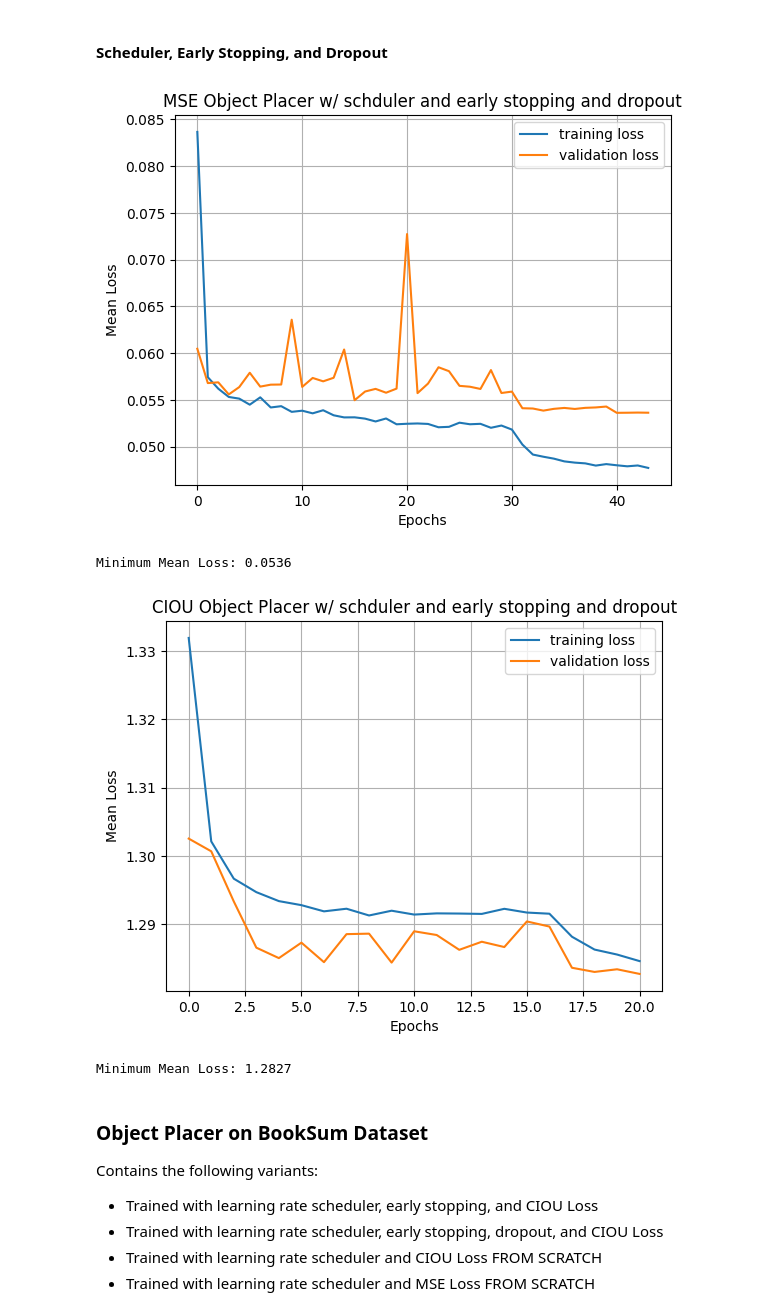
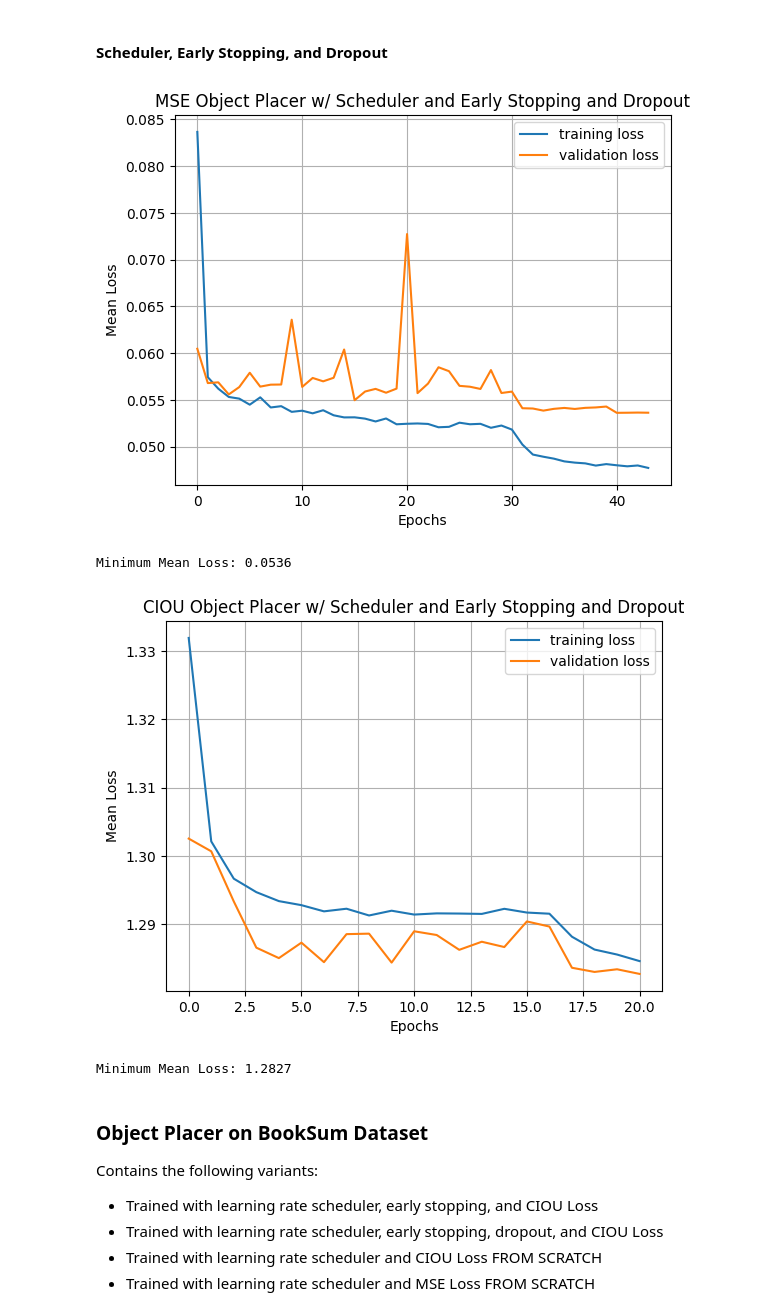
Before and after one commit to gen-ie/BOOK2PPT_Honours_2024, a Jupyter notebook: training_experiments.ipynb, the cells around one changed output. Saved outputs shown, nothing was run; the diff lists cells and outputs as text; code cells hidden in the pictures.

```diff
--- a/training_experiments.ipynb
+++ b/training_experiments.ipynb
@@ -148,15 +148,15 @@ Minimum Mean Loss: 1.2838
 #### Scheduler, Early Stopping, and Dropout
 # %%
 # final original object placer loss curve (with dropout) - for orig dataset size
-plot_log_bbox('./ablations//trained_from_full_dataset/orig_locmodel_dropout/log.json', "MSE Object Placer w/ schduler and early stopping and dropout")
+plot_log_bbox('./training_scripts/learning_curves/locmodel_best_dropout_mse.json', "MSE Object Placer w/ Scheduler and Early Stopping and Dropout")
 # %% [output]
-[figure, old version]
+[figure, new version]
 Minimum Mean Loss: 0.0536
 # %%
 # final ciou object placer loss curve (with dropout) - for orig dataset size
-plot_log_bbox('./ablations/trained_from_full_dataset/ciou_orig_locmodel_dropout/log.json', "CIOU Object Placer w/ schduler and early stopping and dropout")
+plot_log_bbox('./training_scripts/learning_curves/locmodel_best_dropout_ciou.json', "CIOU Object Placer w/ Scheduler and Early Stopping and Dropout")
 # %% [output]
-[figure, old version]
+[figure, new version]
 Minimum Mean Loss: 1.2827
 # %% [markdown]
 ### Object Placer on BookSum Dataset
```
Also changed, not shown: parts of 13 cells of this notebook.
